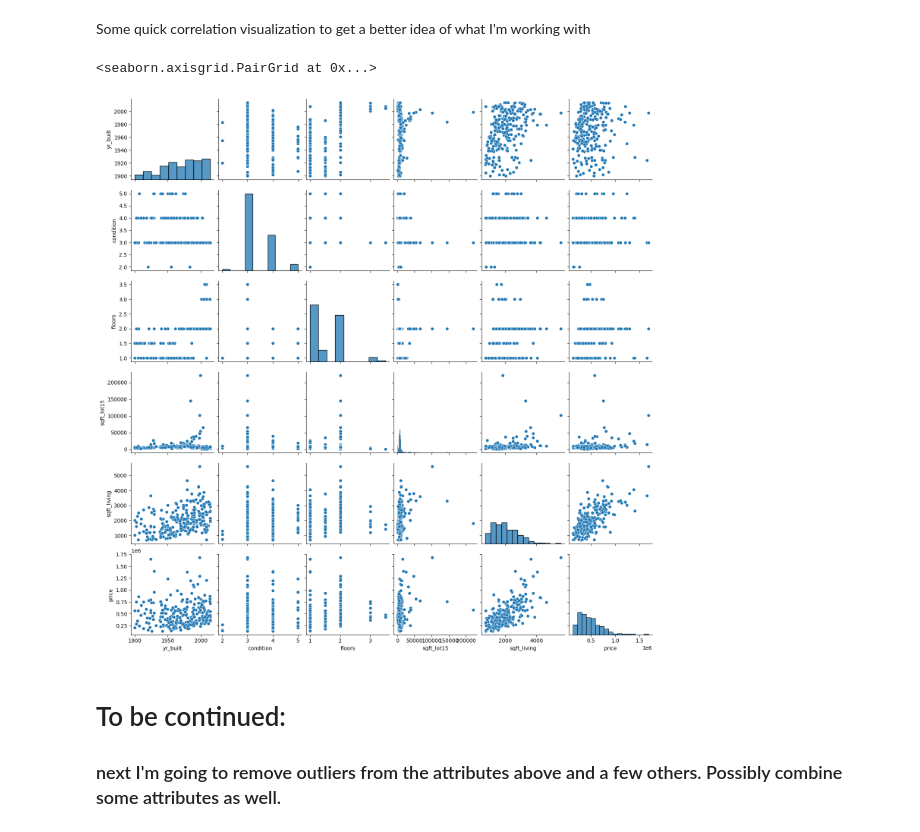
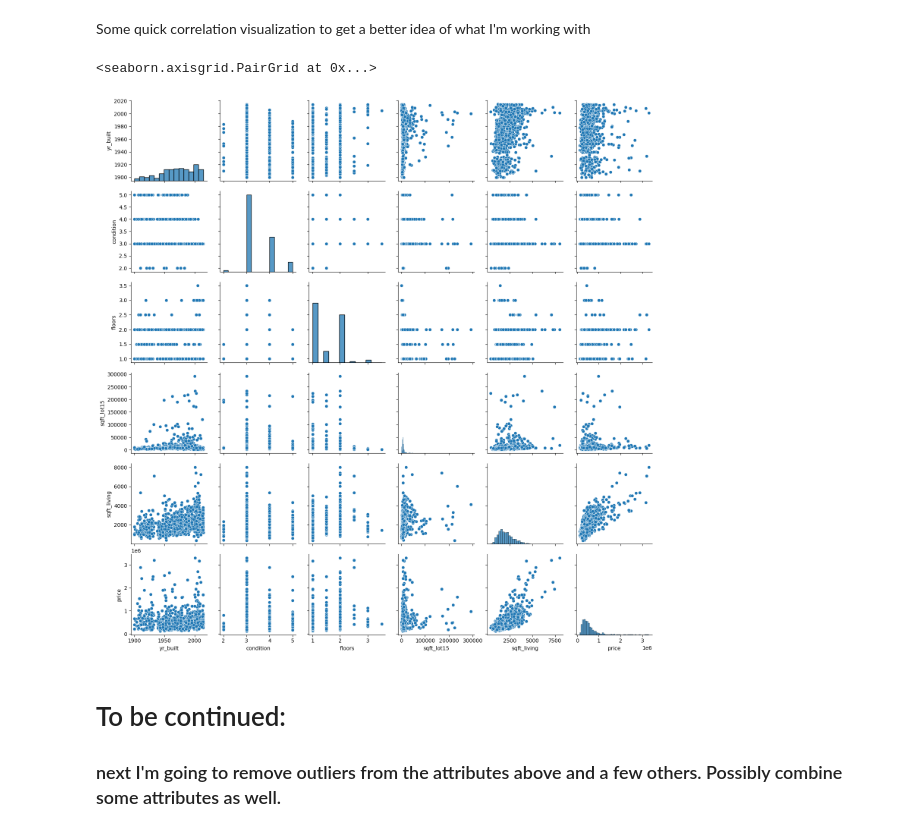
Before and after one commit to scarpart/machine-learning, a Jupyter notebook: multivariate-linear-regression/predicting_house_prices.ipynb, the cells around one changed output. Saved outputs shown, nothing was run; the diff lists cells and outputs as text; code cells hidden in the pictures.

```diff
--- a/multivariate-linear-regression/predicting_house_prices.ipynb
+++ b/multivariate-linear-regression/predicting_house_prices.ipynb
@@ -96,12 +96,12 @@ Some quick correlation visualization to get a better idea of what I'm working wi
 # %%
 import seaborn as sns
 import random
-random_indexes = random.sample(range(len(dataset)), 250)
+random_indexes = random.sample(range(len(dataset)), 1000)
 sample_data = dataset.loc[random_indexes, ['yr_built', 'condition', 'floors', 'sqft_lot15', 'sqft_living', 'price']]
 sns.pairplot(data=sample_data)
 # %% [output]
 <seaborn.axisgrid.PairGrid at 0x...>
-[figure, old version]
+[figure, new version]
 # %% [markdown]
 # To be continued:
 ### next I'm going to remove outliers from the attributes above and a few others. Possibly combine some attributes as well.
```
Also changed, not shown: parts of 17 cells of this notebook.
